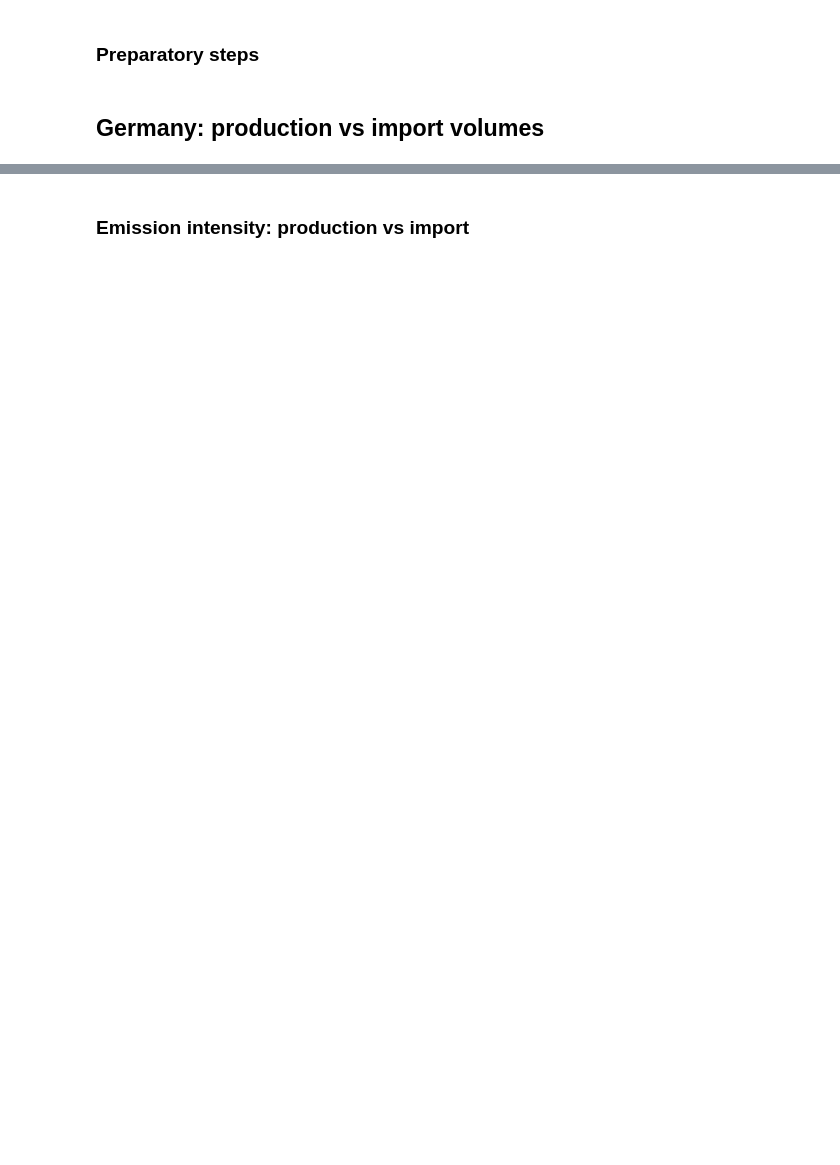
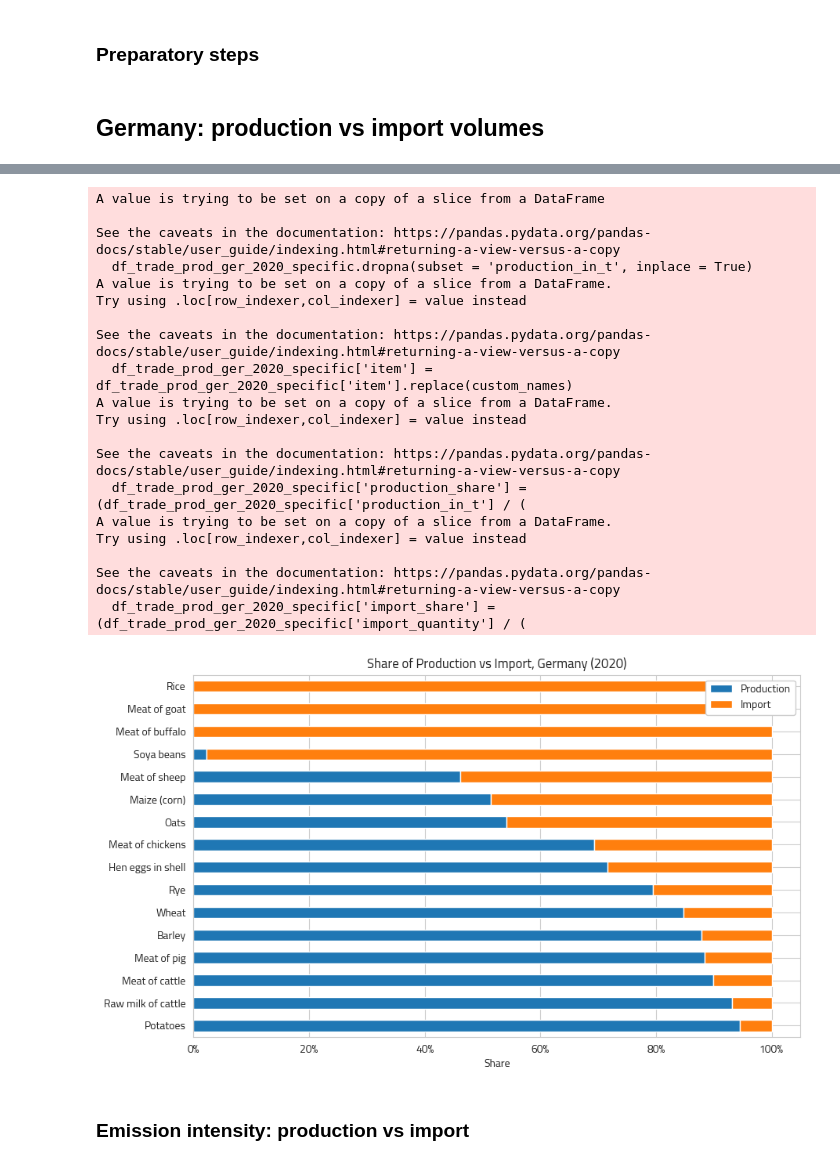
Before and after one commit to kostinam/neuefische-capstone, a Jupyter notebook: mk-eda.ipynb, the cells around one changed output, grey strips where cells are left out. Drawn from its saved outputs; the diff is of its cells as text; code cells hidden in the pictures; blank space fills up the shorter version.

```diff
--- a/mk-eda.ipynb
+++ b/mk-eda.ipynb
@@ -92,26 +127,74 @@ df_trade_prod_ger_2020_specific.dropna(subset = 'production_in_t', inplace = Tru
 # %%
 # Filter for 2020
 df_trade_prod_ger_2020 = df_trade_prod_ger[df_trade_prod_ger['year'] == 2020]
 
 # Filter for specific items
 df_trade_prod_ger_2020_specific = df_trade_prod_ger_2020[df_trade_prod_ger_2020['item'].isin(selected_items)]
+
+# Drop rows with NAs in the production column
+df_trade_prod_ger_2020_specific.dropna(subset = 'production_in_t', inplace = True)
+
+# Create a list of food names
+custom_names = {
+    'Meat of goat, fresh or chilled': 'Meat of goat',
+    'Meat of buffalo, fresh or chilled': 'Meat of buffalo',
+    'Meat of sheep, fresh or chilled': 'Meat of sheep',
+    'Meat of chickens, fresh or chilled': 'Meat of chickens',
+    'Meat of pig with the bone, fresh or chilled': 'Meat of pig',
+    'Meat of cattle with the bone, fresh or chilled': 'Meat of cattle',
+    'Hen eggs in shell, fresh': "Hen eggs in shell"
+}
+# Rename the items
+df_trade_prod_ger_2020_specific['item'] = df_trade_prod_ger_2020_specific['item'].replace(custom_names)
 
 # Calculate the share of production and import for each selected product in percentage
 df_trade_prod_ger_2020_specific['production_share'] = (df_trade_prod_ger_2020_specific['production_in_t'] / (
         df_trade_prod_ger_2020_specific['production_in_t'] + df_trade_prod_ger_2020_specific['import_quantity'])) * 100
 df_trade_prod_ger_2020_specific['import_share'] = (df_trade_prod_ger_2020_specific['import_quantity'] / (
         df_trade_prod_ger_2020_specific['production_in_t'] + df_trade_prod_ger_2020_specific['import_quantity'])) * 100
 
 # Group by product and sum the shares
 df_grouped = df_trade_prod_ger_2020_specific.groupby('item')[['production_share', 'import_share']].sum()
 df_grouped= df_grouped.sort_values(by='production_share', ascending=False)
+
+
 # Plotting
+sns.set_style("whitegrid")
+plt.rcParams['font.family'] = 'Cairo'
 ax = df_grouped.plot(kind='barh', stacked=True, figsize=(10, 6))
-plt.title('Share of Production vs Import, Germany, 2020 ')
-plt.xlabel('Share, %')
-plt.ylabel('Product')
-plt.legend()
+plt.title('Share of Production vs Import, Germany (2020)')
+plt.xlabel('Share')
+ax.set_ylabel('')
+
+# Add '%' sign to x-axis labels without trailing zeros
+ax.set_xticklabels([f'{int(x)}%' for x in ax.get_xticks()])
+
+
+legend_labels = ['Production', 'Import']
+legend = plt.legend(legend_labels, framealpha=1)
+plt.savefig('share_production_import_Germany_2020.png', bbox_inches='tight', transparent=True, dpi = 300)
 plt.show()
+# %% [output]
+A value is trying to be set on a copy of a slice from a DataFrame
+
+See the caveats in the documentation: https://pandas.pydata.org/pandas-docs/stable/user_guide/indexing.html#returning-a-view-versus-a-copy
+  df_trade_prod_ger_2020_specific.dropna(subset = 'production_in_t', inplace = True)
+A value is trying to be set on a copy of a slice from a DataFrame.
+Try using .loc[row_indexer,col_indexer] = value instead
+
+See the caveats in the documentation: https://pandas.pydata.org/pandas-docs/stable/user_guide/indexing.html#returning-a-view-versus-a-copy
+  df_trade_prod_ger_2020_specific['item'] = df_trade_prod_ger_2020_specific['item'].replace(custom_names)
+A value is trying to be set on a copy of a slice from a DataFrame.
+Try using .loc[row_indexer,col_indexer] = value instead
+
+See the caveats in the documentation: https://pandas.pydata.org/pandas-docs/stable/user_guide/indexing.html#returning-a-view-versus-a-copy
+  df_trade_prod_ger_2020_specific['production_share'] = (df_trade_prod_ger_2020_specific['production_in_t'] / (
+A value is trying to be set on a copy of a slice from a DataFrame.
+Try using .loc[row_indexer,col_indexer] = value instead
+
+See the caveats in the documentation: https://pandas.pydata.org/pandas-docs/stable/user_guide/indexing.html#returning-a-view-versus-a-copy
+  df_trade_prod_ger_2020_specific['import_share'] = (df_trade_prod_ger_2020_specific['import_quantity'] / (
+[figure, added]
 # %% [markdown]
 ### Emission intensity: production vs import
 # %%
```
Also changed, not shown: parts of 114 cells of this notebook, 5 other files.
